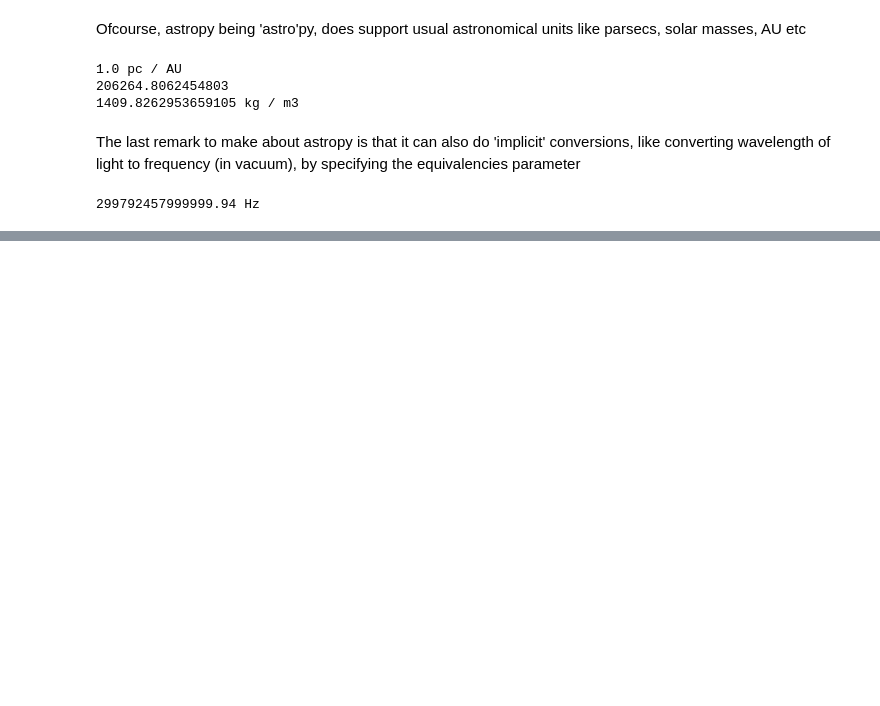
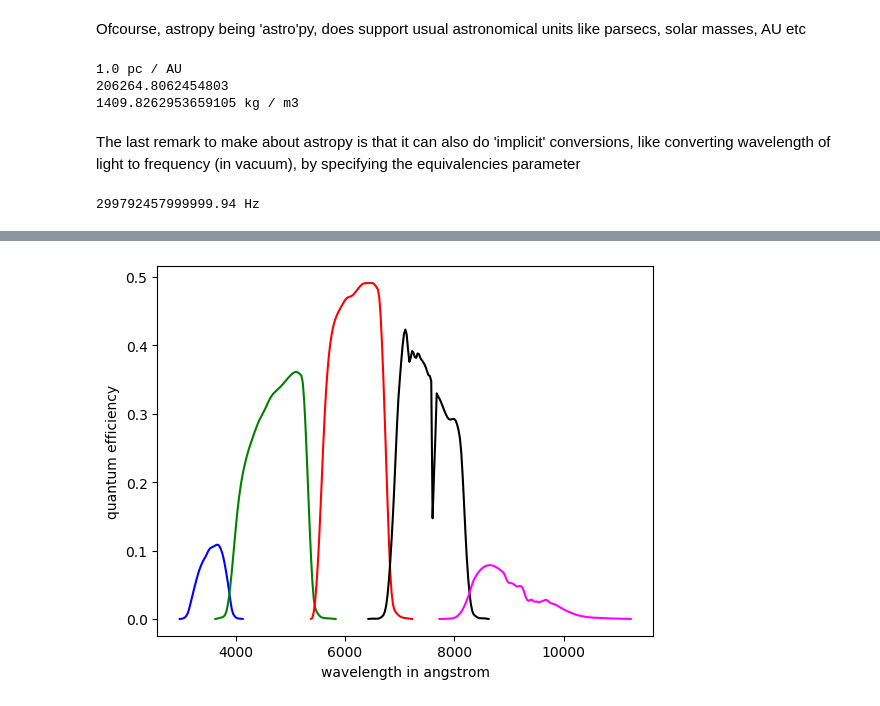
Before and after one commit to krittikaiitb/tutorials, a Jupyter notebook: Tutorial_10/Astropy_quantities.ipynb, the cells around one changed output, grey strips where cells are left out. Saved outputs shown, nothing was run; the diff lists cells and outputs as text; code cells hidden in the pictures; blank space fills up the shorter version.

```diff
--- a/Tutorial_10/Astropy_quantities.ipynb
+++ b/Tutorial_10/Astropy_quantities.ipynb
@@ -104,0 +146,3 @@ $$B(\lambda,t) = \frac{2hc^2}{\lambda^5}\frac{1}{e^{\frac{hc}{\lambda k_BT}}-1}$
+# %%
+SDSS_filter = fits.open('filter_curves.fits')
+SDSS_filter.info()
@@ -104,0 +185,17 @@ $$B(\lambda,t) = \frac{2hc^2}{\lambda^5}\frac{1}{e^{\frac{hc}{\lambda k_BT}}-1}$
+# %%
+U = SDSS_filter[1].data
+G = SDSS_filter[2].data
+R = SDSS_filter[3].data
+I = SDSS_filter[4].data
+Z = SDSS_filter[5].data
+# %%
+plt.plot(U.field(0),U.field(1),color='blue') #the 'field' attribute of binary data HDU is used to access it by column
+plt.plot(G.field(0),G.field(1),color='green')
+plt.plot(R.field(0),R.field(1),color='r')
+plt.plot(I.field(0),I.field(1),color='black')
+plt.plot(Z.field(0),Z.field(1),color='magenta')
+plt.ylabel('quantum efficiency')
+plt.xlabel('wavelength in angstrom')
+plt.show()
+# %% [output]
+[figure, added]
```
Also changed, not shown: parts of 20 cells of this notebook, 2 other files.
